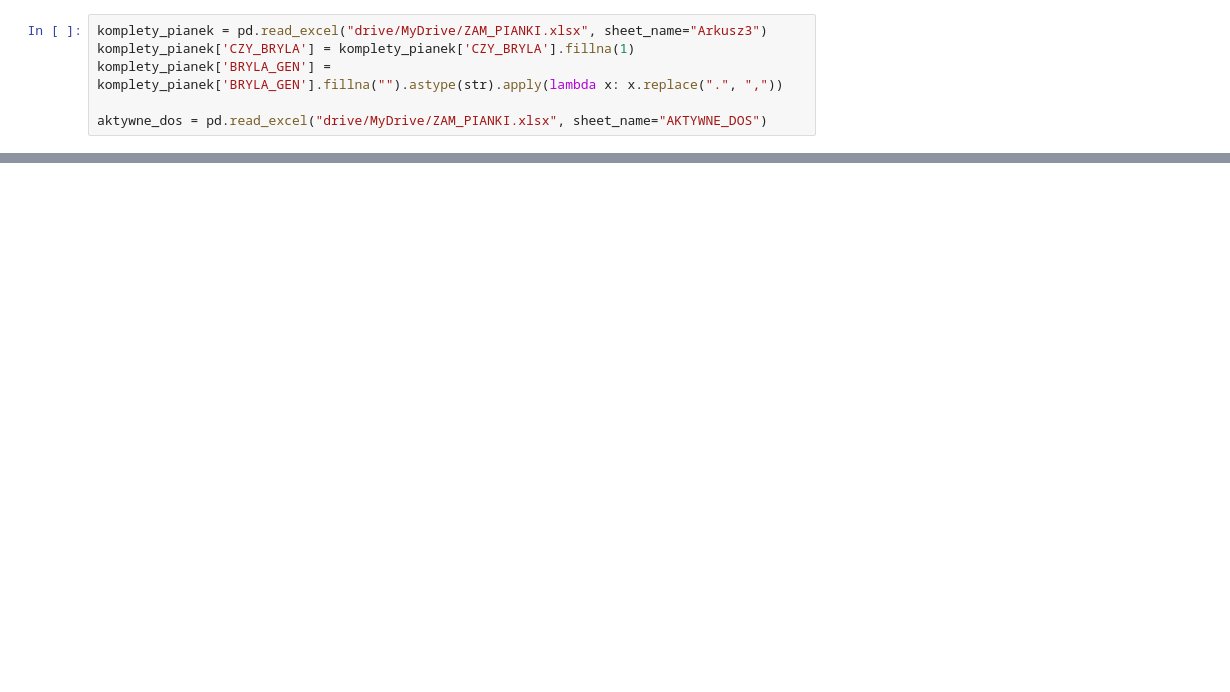
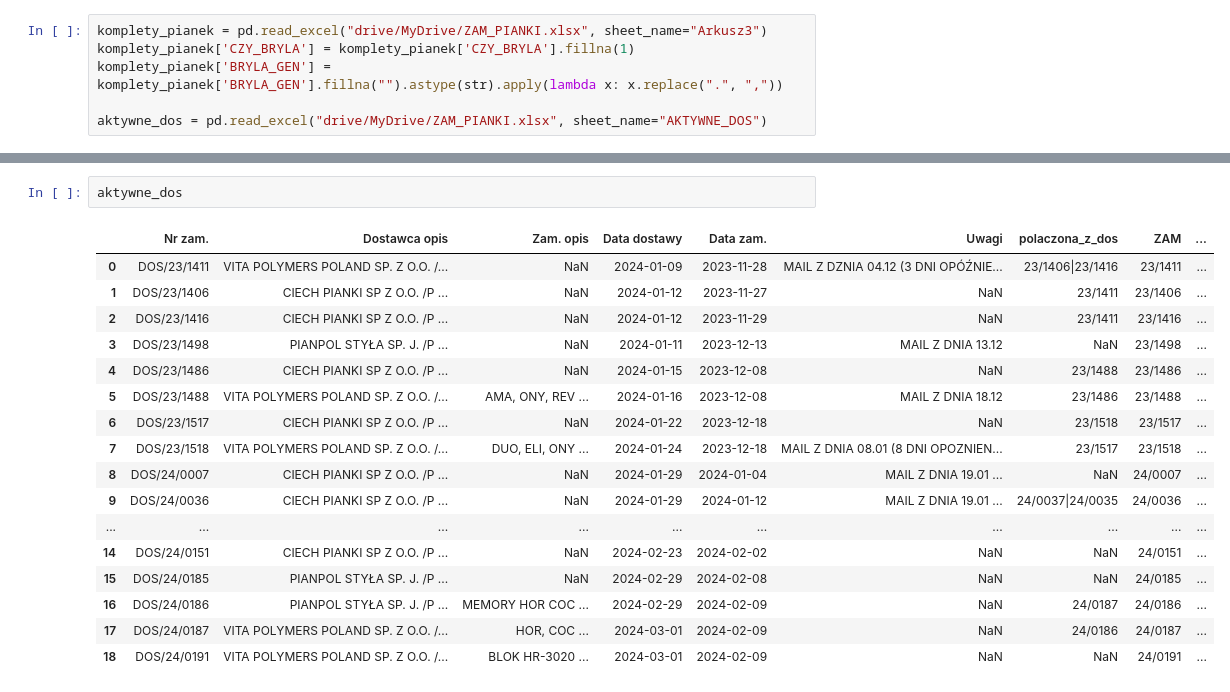
Before and after one commit to Mogarthron/Magazynier, a Jupyter notebook: DOSTAWY_PIANEK.ipynb, the cells around one changed output, grey strips where cells are left out. Cells and saved outputs as stored; diff of their text form; blank space fills up the shorter version.

```diff
--- a/DOSTAWY_PIANEK.ipynb
+++ b/DOSTAWY_PIANEK.ipynb
@@ -71,3 +95,23 @@ aktywne_dos["Dostawca"] = aktywne_dos["Dostawca opis"].apply(nazwa_dostawcy)
+# %%
+aktywne_dos
+# %% [output]
+|  | Nr zam. | Dostawca opis | Zam. opis | Data dostawy | Data zam. | Uwagi | polaczona_z_dos | ZAM | ... |
+| 0 | DOS/23/1411 | VITA POLYMERS POLAND SP. Z O.O. /... | NaN | 2024-01-09 | 2023-11-28 | MAIL Z DZNIA 04.12 (3 DNI OPÓŹNIE... | 23/1406|23/1416 | 23/1411 | ... |
+| 1 | DOS/23/1406 | CIECH PIANKI SP Z O.O. /P ... | NaN | 2024-01-12 | 2023-11-27 | NaN | 23/1411 | 23/1406 | ... |
+| 2 | DOS/23/1416 | CIECH PIANKI SP Z O.O. /P ... | NaN | 2024-01-12 | 2023-11-29 | NaN | 23/1411 | 23/1416 | ... |
+| 3 | DOS/23/1498 | PIANPOL STYŁA SP. J. /P ... | NaN | 2024-01-11 | 2023-12-13 | MAIL Z DNIA 13.12 | NaN | 23/1498 | ... |
+| 4 | DOS/23/1486 | CIECH PIANKI SP Z O.O. /P ... | NaN | 2024-01-15 | 2023-12-08 | NaN | 23/1488 | 23/1486 | ... |
+| 5 | DOS/23/1488 | VITA POLYMERS POLAND SP. Z O.O. /... | AMA, ONY, REV ... | 2024-01-16 | 2023-12-08 | MAIL Z DNIA 18.12 | 23/1486 | 23/1488 | ... |
+| 6 | DOS/23/1517 | CIECH PIANKI SP Z O.O. /P ... | NaN | 2024-01-22 | 2023-12-18 | NaN | 23/1518 | 23/1517 | ... |
+| 7 | DOS/23/1518 | VITA POLYMERS POLAND SP. Z O.O. /... | DUO, ELI, ONY ... | 2024-01-24 | 2023-12-18 | MAIL Z DNIA 08.01 (8 DNI OPOZNIEN... | 23/1517 | 23/1518 | ... |
+| 8 | DOS/24/0007 | CIECH PIANKI SP Z O.O. /P ... | NaN | 2024-01-29 | 2024-01-04 | MAIL Z DNIA 19.01 ... | NaN | 24/0007 | ... |
+| 9 | DOS/24/0036 | CIECH PIANKI SP Z O.O. /P ... | NaN | 2024-01-29 | 2024-01-12 | MAIL Z DNIA 19.01 ... | 24/0037|24/0035 | 24/0036 | ... |
+| ... | ... | ... | ... | ... | ... | ... | ... | ... | ... |
+| 14 | DOS/24/0151 | CIECH PIANKI SP Z O.O. /P ... | NaN | 2024-02-23 | 2024-02-02 | NaN | NaN | 24/0151 | ... |
+| 15 | DOS/24/0185 | PIANPOL STYŁA SP. J. /P ... | NaN | 2024-02-29 | 2024-02-08 | NaN | NaN | 24/0185 | ... |
+| 16 | DOS/24/0186 | PIANPOL STYŁA SP. J. /P ... | MEMORY HOR COC ... | 2024-02-29 | 2024-02-09 | NaN | 24/0187 | 24/0186 | ... |
+| 17 | DOS/24/0187 | VITA POLYMERS POLAND SP. Z O.O. /... | HOR, COC ... | 2024-03-01 | 2024-02-09 | NaN | 24/0186 | 24/0187 | ... |
+| 18 | DOS/24/0191 | VITA POLYMERS POLAND SP. Z O.O. /... | BLOK HR-3020 ... | 2024-03-01 | 2024-02-09 | NaN | NaN | 24/0191 | ... |
 # %%
 fig = px.timeline(aktywne_dos, x_start="Data dostawy", x_end="data_dos", y="Dostawca", title="Daty realizacji zamówień", text="ZAM", hover_data=["Uwagi", "polaczona_z_dos"],  color="Dostawca")#, hover_data=["Opis"])
 fig.add_vline(x=dt.now(), line_width=.5, line_color="blue")
```
Also changed, not shown: parts of 8 cells of this notebook.
